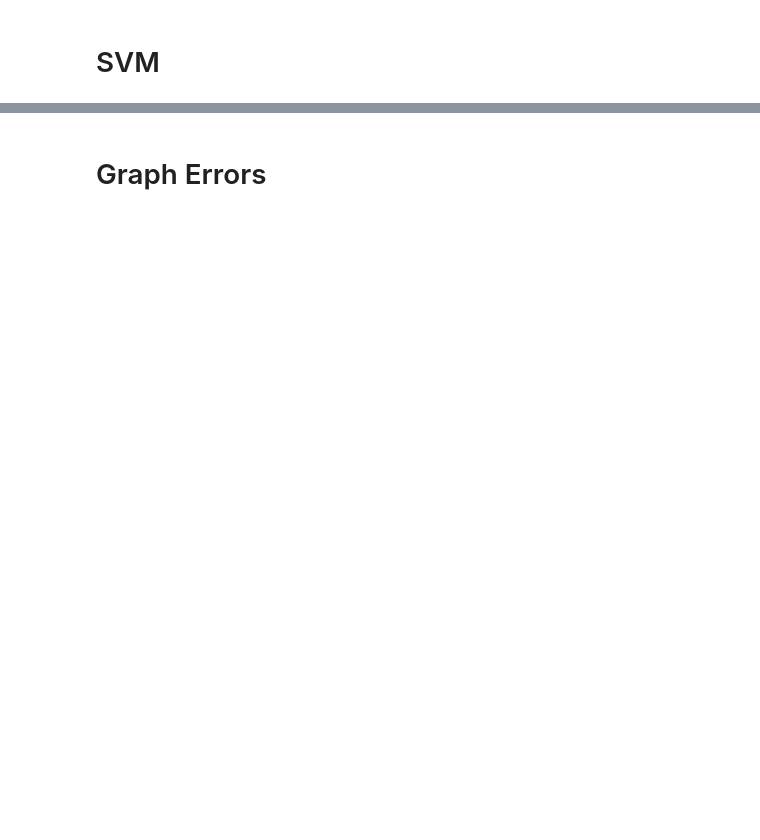
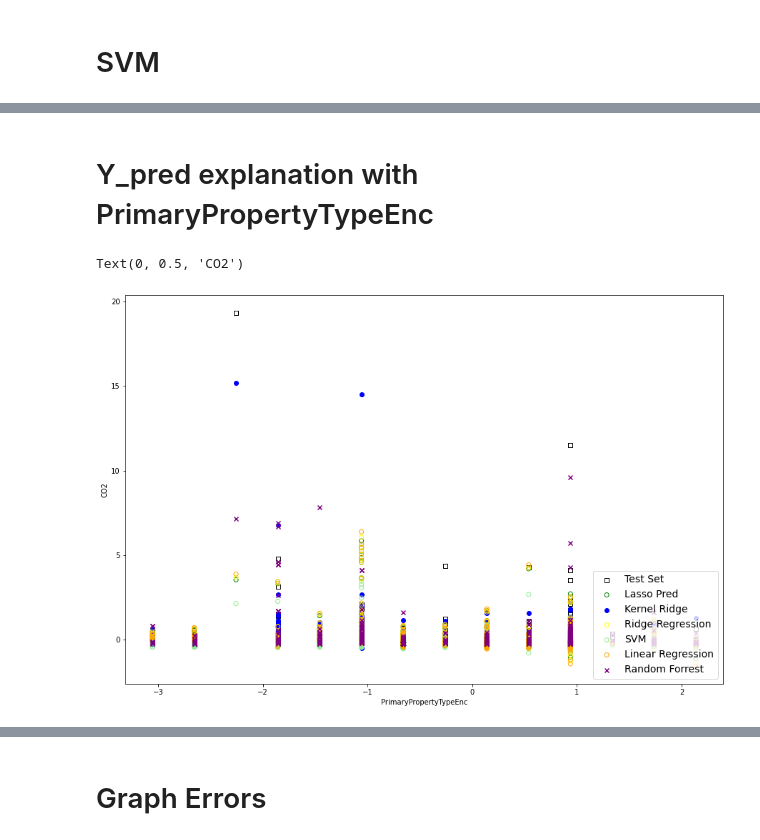
Before and after one commit to benMiniconi/Seattle2050, a Jupyter notebook: ProjetFinal/Modelisation.ipynb, the cells around one changed output, grey strips where cells are left out. Cells and saved outputs as stored; diff of their text form; code cells hidden in the pictures; blank space fills up the shorter version.

```diff
--- a/ProjetFinal/Modelisation.ipynb
+++ b/ProjetFinal/Modelisation.ipynb
@@ -513,0 +588,26 @@ plt.ylabel("CO2")
+# %% [markdown]
+# Y_pred explanation with PrimaryPropertyTypeEnc
+# %%
+#A ajouter H2O pour aller à l'essentiel
+#print(X_test[:, 1])
+fig = plt.figure(figsize=(15, 10))
+plt.scatter(X_test[:, -2], y_test, color="black", marker='s', label="Test Set", facecolors='none')
+plt.scatter(X_test[:, -2], Y_pred_lasso[scoreLasso.index(max(scoreLasso))], color="green", marker='o', label="Lasso Pred", facecolors='none')
+plt.scatter(X_test[:, -2], Y_pred_kernel_ridge[score_kernel_ridge.index(max(score_kernel_ridge))], color="blue", marker='o', label="Kernel Ridge")
+plt.scatter(X_test[:, -2], Y_pred_reg_ridge[score_reg_ridge.index(max(score_reg_ridge))], color="yellow", marker='o', facecolors='none', label="Ridge Regression")
+plt.scatter(X_test[:, -2], Y_pred_svm[scoreLinearSVR.index(max(scoreLinearSVR))], color="lightgreen", marker='o', label="SVM", facecolors='none')
+plt.scatter(X_test[:, -2], Y_pred[scoreLinearRegression.index(max(scoreLinearRegression))], color="orange", marker='o', facecolors='none', label="Linear Regression")
+plt.scatter(X_test[:, -2], Y_pred_RegressionTree[scoreRegressionTree.index(max(scoreRegressionTree))], color="purple", marker='x', label="Random Forrest")
+plt.legend(loc="lower right", fontsize=14)
+#plt.plot(fpr, tpr, '-', lw=2, label='gamma=0.01, AUC=%.2f' % auc)
+
+# afficher la courbe ROC du modèle optimisé
+#plt.plot(fpr_cv, tpr_cv, '-', lw=2, label='gamma=%.1e, AUC=%.2f' % \
+#         (gridSearch.best_params_['gamma'], auc_cv))
+#Ajout de la diagonale de 0.0 à 1.1
+#plt.plot([0,1], [0, 1])
+plt.xlabel("PrimaryPropertyTypeEnc")
+plt.ylabel("CO2")
+# %% [output]
+Text(0, 0.5, 'CO2')
+[figure, added]
```
Also changed, not shown: parts of 43 cells of this notebook.
